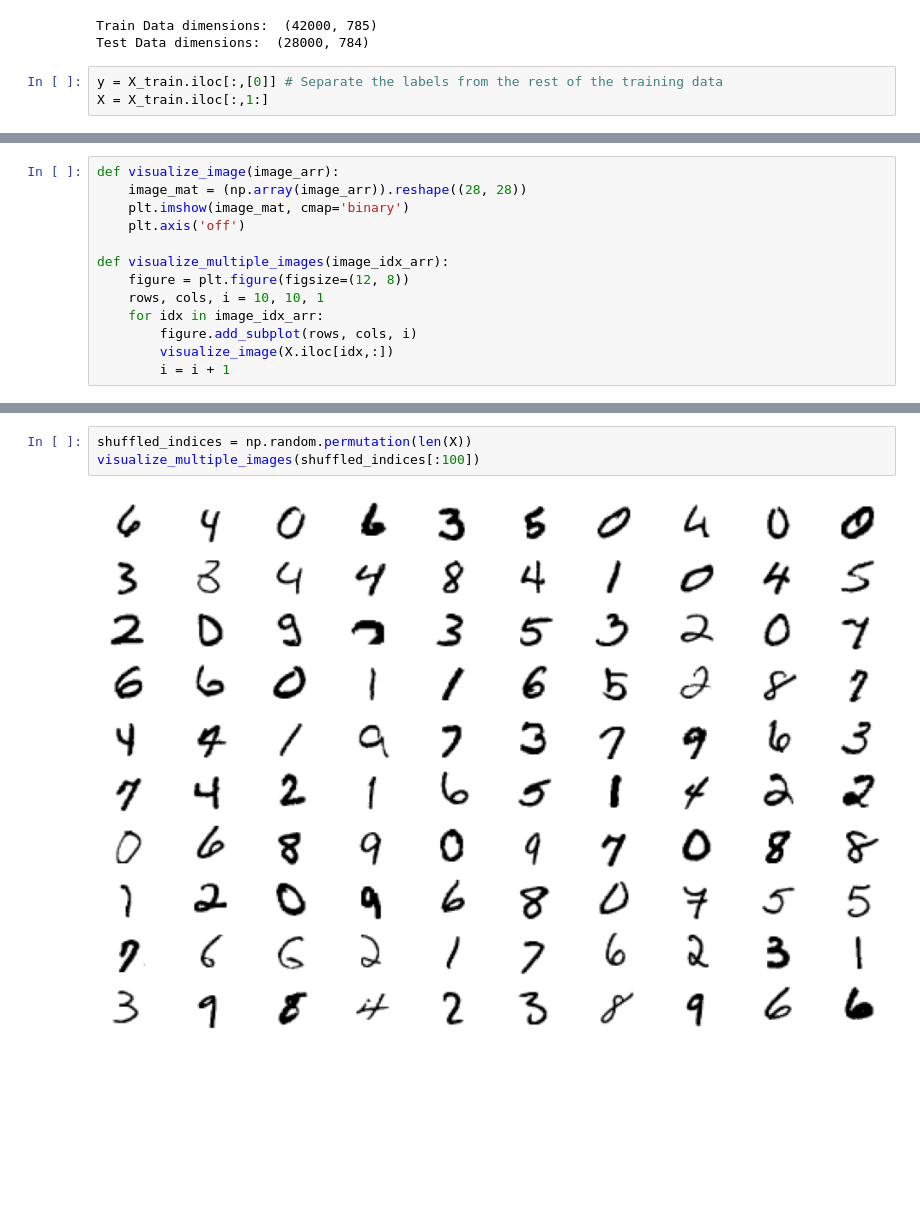
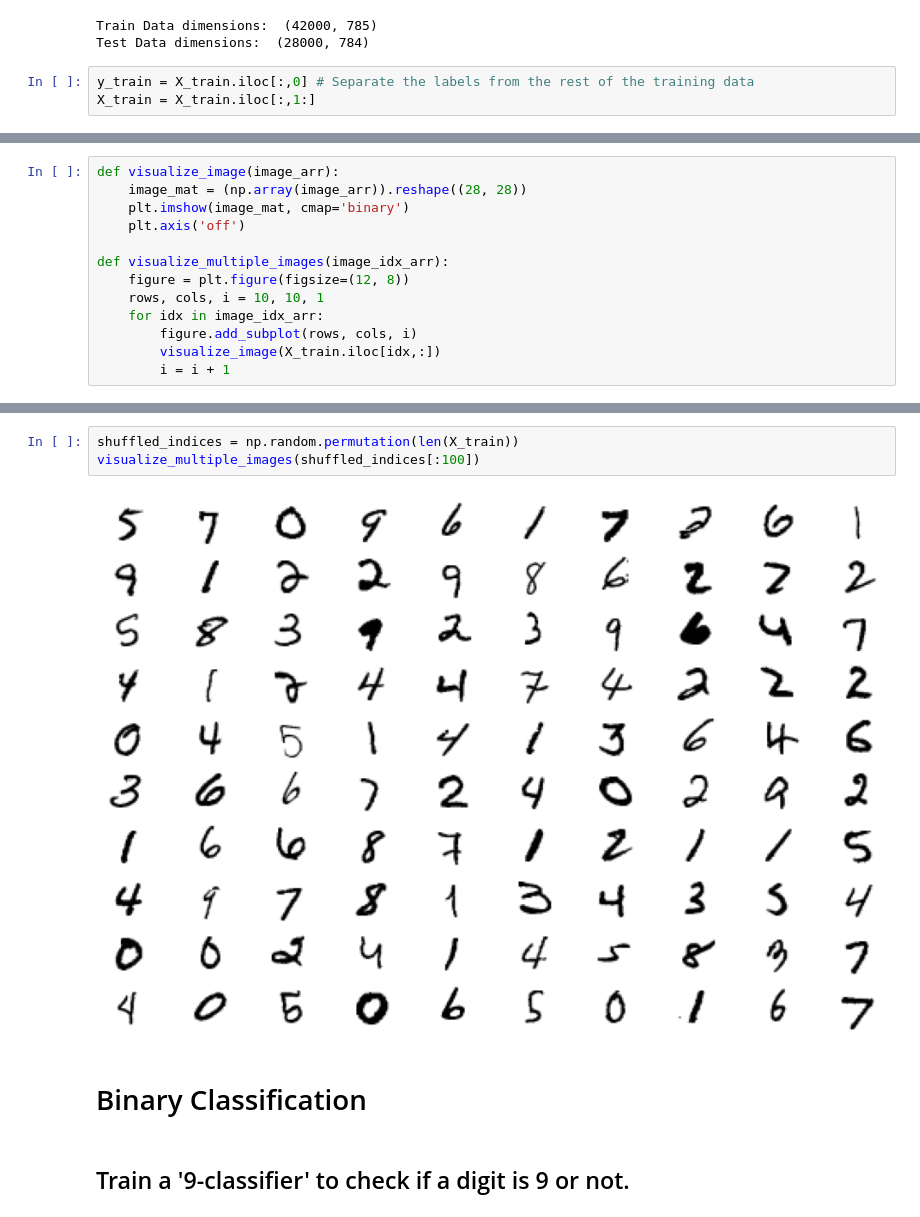
Before and after one commit to daredevil0905/kaggle, a Jupyter notebook: mnist-sklearn.ipynb, the cells around one changed output, grey strips where cells are left out. Cells and saved outputs as stored; diff of their text form; blank space fills up the shorter version.

```diff
--- a/mnist-sklearn.ipynb
+++ b/mnist-sklearn.ipynb
@@ -35,6 +34,6 @@ print('Test Data dimensions: ', X_test.shape)
 Train Data dimensions:  (42000, 785)
 Test Data dimensions:  (28000, 784)
 # %%
-y = X_train.iloc[:,[0]] # Separate the labels from the rest of the training data
-X = X_train.iloc[:,1:]
+y_train = X_train.iloc[:,0] # Separate the labels from the rest of the training data
+X_train = X_train.iloc[:,1:]
 # %% [markdown]
@@ -50,6 +49,6 @@ def visualize_multiple_images(image_idx_arr):
     rows, cols, i = 10, 10, 1
     for idx in image_idx_arr:
         figure.add_subplot(rows, cols, i)
-        visualize_image(X.iloc[idx,:])
+        visualize_image(X_train.iloc[idx,:])
         i = i + 1
 # %%
@@ -57,7 +56,11 @@ visualize_image(X.iloc[6,:])
 # %% [output]
 [figure]
 # %%
-shuffled_indices = np.random.permutation(len(X))
+shuffled_indices = np.random.permutation(len(X_train))
 visualize_multiple_images(shuffled_indices[:100])
 # %% [output]
-[figure, old version]
+[figure, new version]
+# %% [markdown]
+# Binary Classification
+# %% [markdown]
+## Train a '9-classifier' to check if a digit is 9 or not.
```
Also changed, not shown: parts of 17 cells of this notebook.
